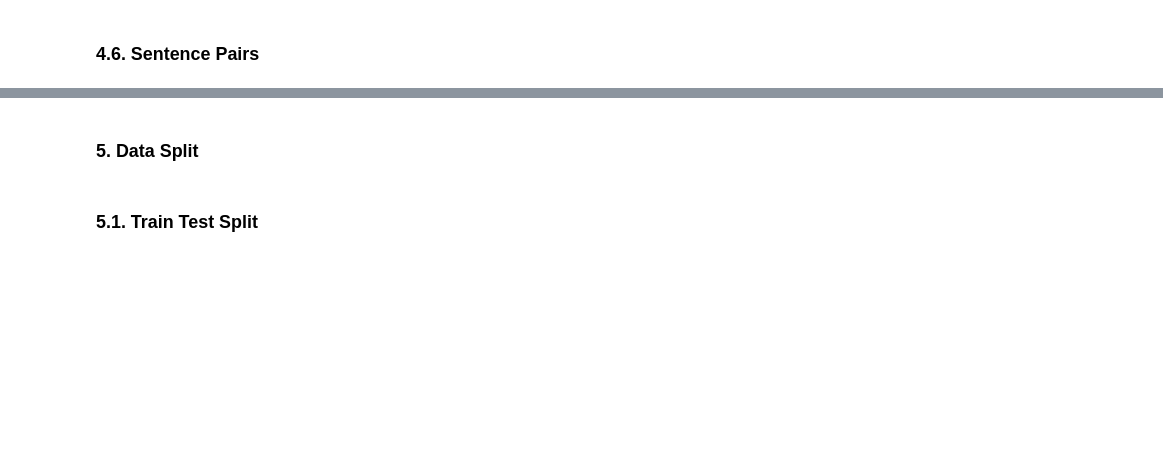
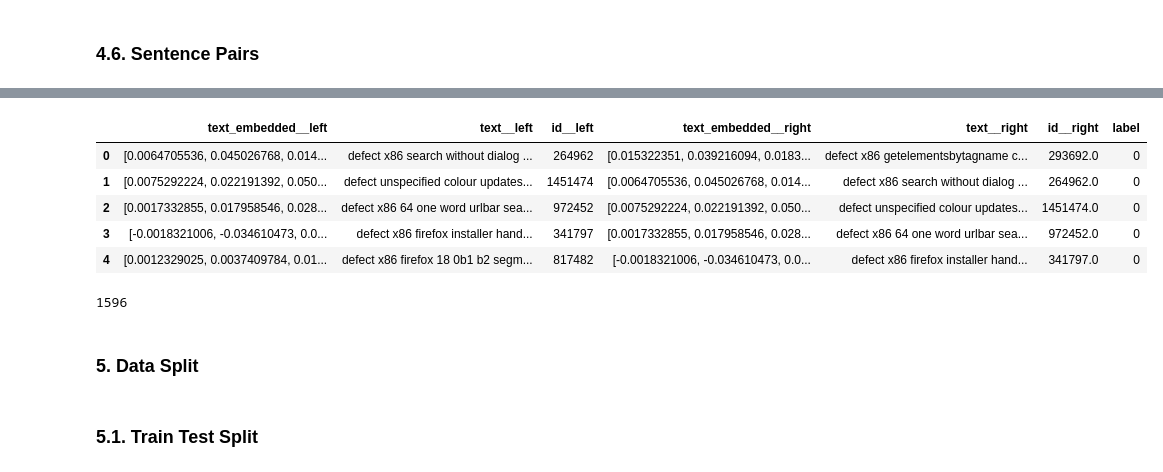
Before and after one commit to rezadzikri19/BuggyBuddy-Notebook, a Jupyter notebook: bug_classification.ipynb, the cells around one changed output, grey strips where cells are left out. Cells and saved outputs as stored; diff of their text form; code cells hidden in the pictures; blank space fills up the shorter version.

```diff
--- a/bug_classification.ipynb
+++ b/bug_classification.ipynb
@@ -258,6 +244,6 @@ df['product'] = df['product'].apply(clean_text)
 # %% [markdown]
 ### **4.4. Combined Text**
 # %%
-df['text'] = df['type'] + ' ' + df['platform'] + ' ' + df['product'] + ' ' + df['summary'] + ' ' + df['description']
+df['text'] = df['type'] + ' ' + df['platform'] + ' ' + df['summary'] + ' ' + df['description']
 # %%
 df = df[['text', 'duplicates_to']]
@@ -317,13 +361,29 @@ df_duplicates.head()
 # %%
 half_rows = df_uniques.shape[0] // 2
+df_uniques = df_uniques.sample(frac=1, replace=False, random_state=42)
 
 df_uniques_temp = pd.DataFrame()
 df_uniques_temp['text_embedded__left'] = df_uniques['text_embedded']
-df_uniques_temp['_id__left'] = df_uniques['_id']
-df_uniques_temp['text_embedded__right'] = df_uniques['text_embedded'].shift(100)
-df_uniques_temp['_id__right'] = df_uniques['_id'].shift(100)
+df_uniques_temp['text__left'] = df_uniques['text']
+df_uniques_temp['id__left'] = df_uniques['id']
+
+df_uniques_temp['text_embedded__right'] = df_uniques['text_embedded'].shift(1)
+df_uniques_temp['text__right'] = df_uniques['text'].shift(1)
+df_uniques_temp['id__right'] = df_uniques['id'].shift(1)
+
 df_uniques_temp = df_uniques_temp.dropna()
 df_uniques_temp['label'] = 0
 
 df_uniques = df_uniques_temp.reset_index(drop=True)
+
+del df_uniques_temp
 gc.collect()
+
+df_uniques.head()
+# %% [output]
+|  | text_embedded__left | text__left | id__left | text_embedded__right | text__right | id__right | label |
+| 0 | [0.0064705536, 0.045026768, 0.014... | defect x86 search without dialog ... | 264962 | [0.015322351, 0.039216094, 0.0183... | defect x86 getelementsbytagname c... | 293692.0 | 0 |
+| 1 | [0.0075292224, 0.022191392, 0.050... | defect unspecified colour updates... | 1451474 | [0.0064705536, 0.045026768, 0.014... | defect x86 search without dialog ... | 264962.0 | 0 |
+| 2 | [0.0017332855, 0.017958546, 0.028... | defect x86 64 one word urlbar sea... | 972452 | [0.0075292224, 0.022191392, 0.050... | defect unspecified colour updates... | 1451474.0 | 0 |
+| 3 | [-0.0018321006, -0.034610473, 0.0... | defect x86 firefox installer hand... | 341797 | [0.0017332855, 0.017958546, 0.028... | defect x86 64 one word urlbar sea... | 972452.0 | 0 |
+| 4 | [0.0012329025, 0.0037409784, 0.01... | defect x86 firefox 18 0b1 b2 segm... | 817482 | [-0.0018321006, -0.034610473, 0.0... | defect x86 firefox installer hand... | 341797.0 | 0 |
@@ -341,6 +390,8 @@ print(unique * 100, duplicate * 100)
 # %%
-df = pd.concat([df_duplicates, df_uniques], axis=0).sample(frac=1).reset_index(drop=True)
+df = pd.concat([df_duplicates, df_uniques], axis=0).sample(frac=1, replace=False, random_state=42).reset_index(drop=True)
 gc.collect()
+# %% [output]
+1596
 # %% [markdown]
 ### **5. Data Split**
 # %% [markdown]
```
Also changed, not shown: parts of 31 cells of this notebook, 1 other file.
